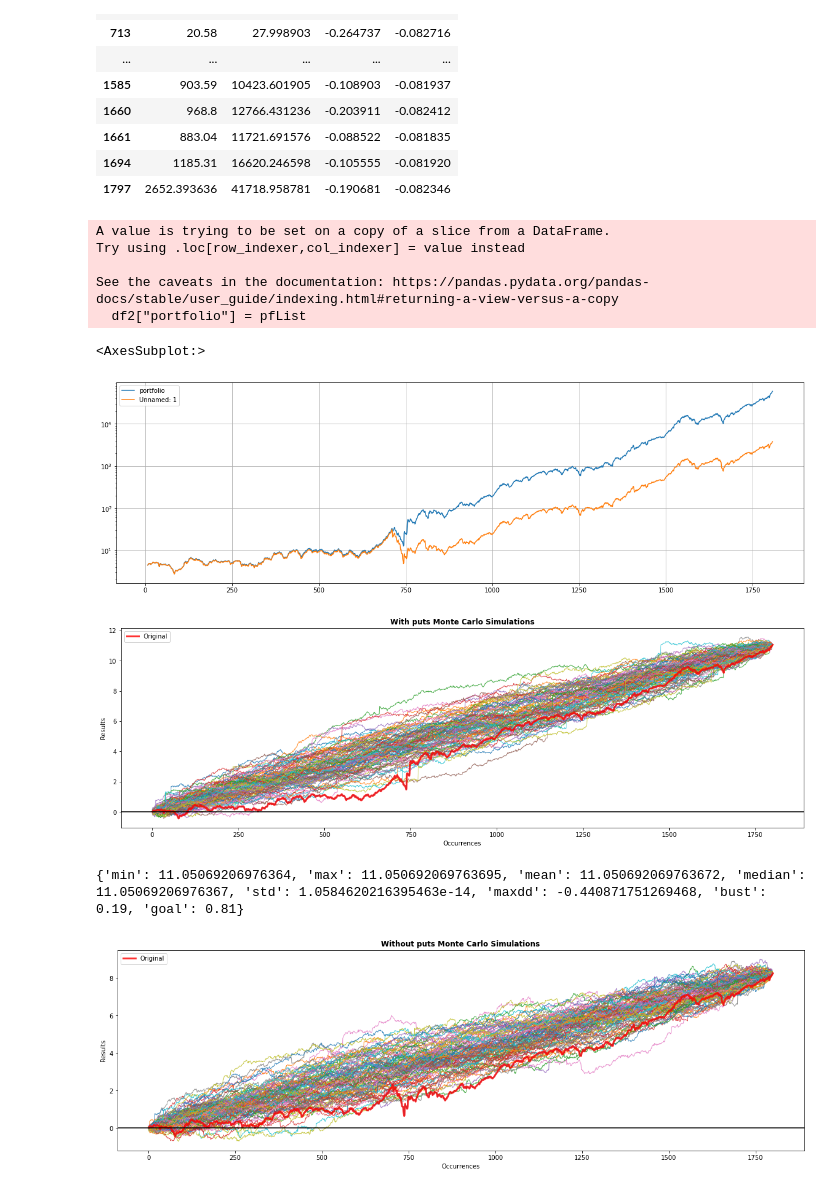
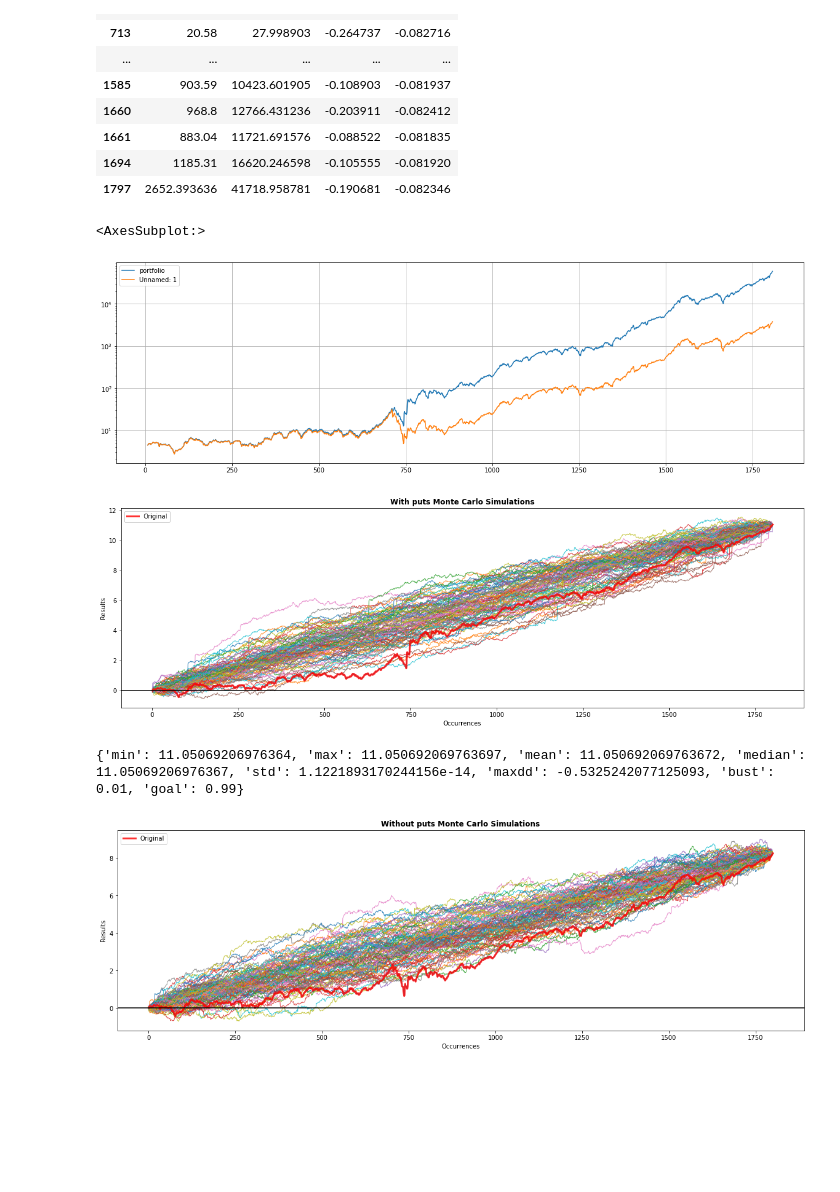
Before and after one commit to theashworld/optionsTinkering, a Jupyter notebook: options_barbell.ipynb, the cells around one changed output. Saved outputs shown, nothing was run; the diff lists cells and outputs as text; code cells hidden in the pictures; blank space fills up the shorter version.

```diff
--- a/options_barbell.ipynb
+++ b/options_barbell.ipynb
@@ -32,7 +32,7 @@ df[7:].head(20)
 20 rows × 22 columns
 # %%
 # get percent change m-o-m
-df2 = df[7:1808]
+df2 = df[7:1808].copy()
 df2["pct"] = pd.to_numeric(df2["Unnamed: 1"]).pct_change()
 stdev = df2["pct"].std()
 # print stdev as percentage
@@ -166,21 +156,16 @@ df2[(df2['pct'] < -winThreshold)][["Unnamed: 1", "portfolio", "pct", "gain_pct"]
 df2["portfolio"] = pfList
 df2[['portfolio','Unnamed: 1']].plot(figsize=(20,6), grid=True, logy=True)
 # %% [output]
-A value is trying to be set on a copy of a slice from a DataFrame.
-Try using .loc[row_indexer,col_indexer] = value instead
-
-See the caveats in the documentation: https://pandas.pydata.org/pandas-docs/stable/user_guide/indexing.html#returning-a-view-versus-a-copy
-  df2["portfolio"] = pfList
+<AxesSubplot:>
-<AxesSubplot:>
 [figure]
 # %%
 
-mc = df2['gain_pct'].montecarlo(sims=100, bust=-0.2, goal=1)
+mc = df2['gain_pct'].montecarlo(sims=100, bust=-0.5, goal=1)
 mc.plot(title="With puts Monte Carlo Simulations", figsize=(20, 6))
 print(mc.stats)
 # %% [output]
-[figure, old version]
+[figure, new version]
-{'min': 11.05069206976364, 'max': 11.050692069763695, 'mean': 11.050692069763672, 'median': 11.05069206976367, 'std': 1.0584620216395463e-14, 'maxdd': -0.440871751269468, 'bust': 0.19, 'goal': 0.81}
+{'min': 11.05069206976364, 'max': 11.050692069763697, 'mean': 11.050692069763672, 'median': 11.05069206976367, 'std': 1.1221893170244156e-14, 'maxdd': -0.5325242077125093, 'bust': 0.01, 'goal': 0.99}
 # %%
 
 mc = df2['pct'].montecarlo(sims=100, bust=-0.2, goal=1)
```
Also changed, not shown: parts of 2 cells of this notebook.
